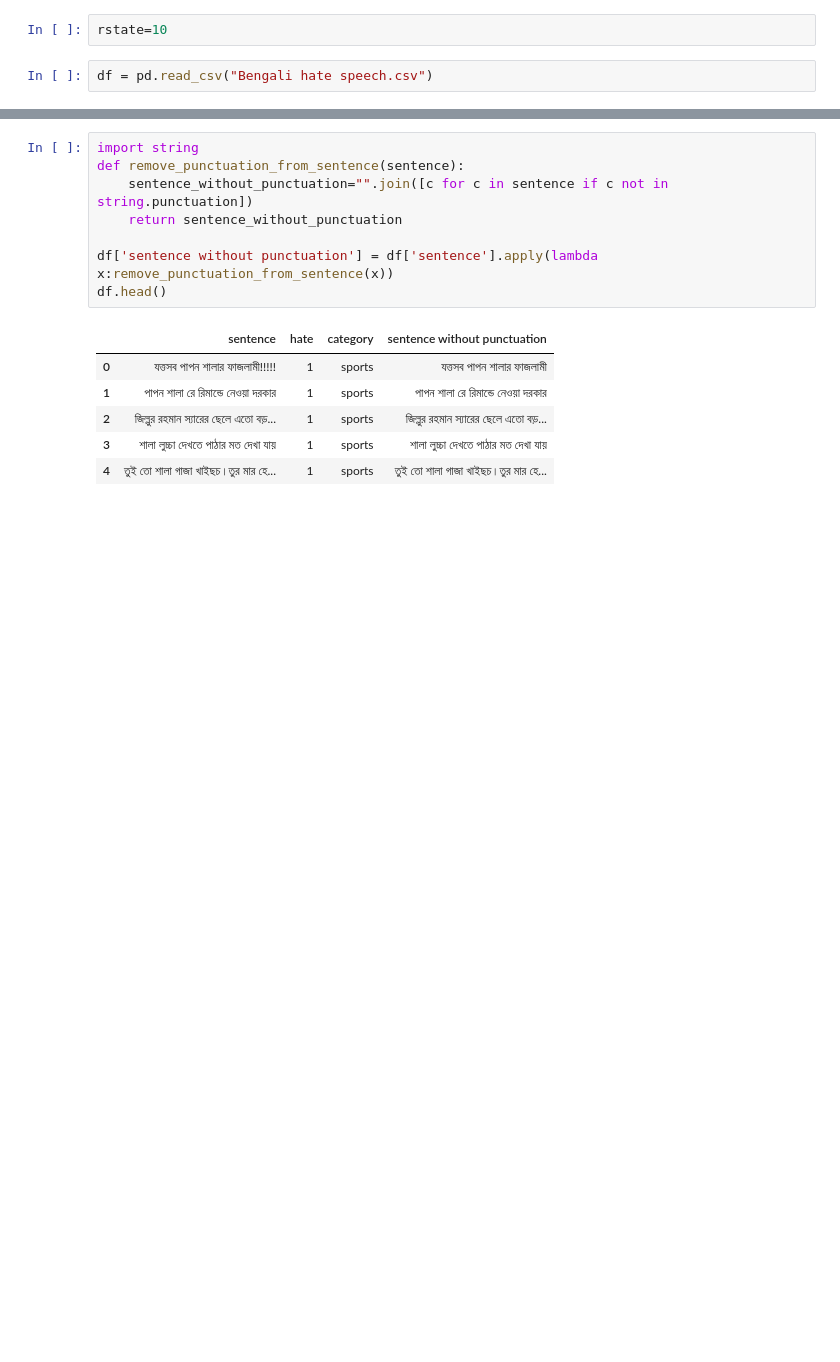
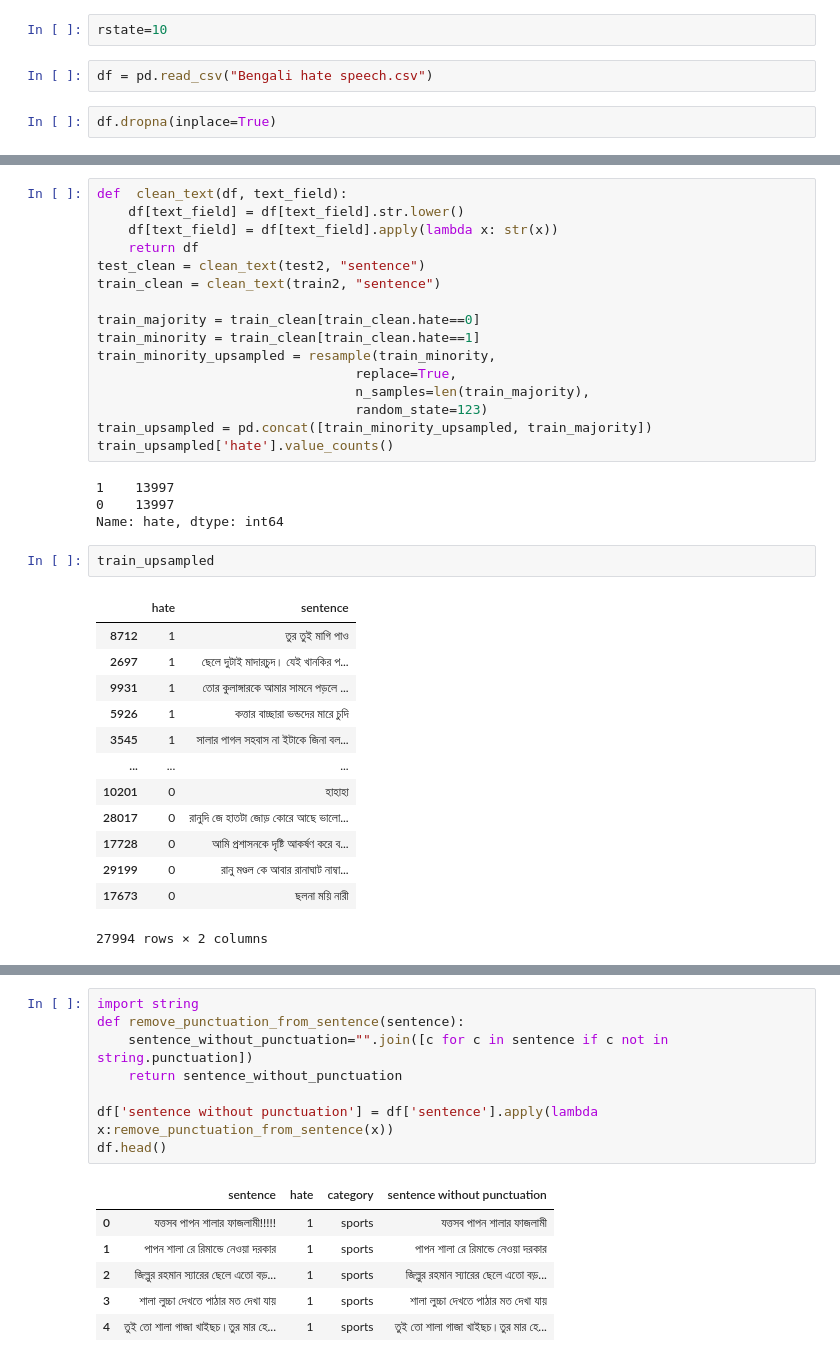
Before and after one commit to FarhanTahmid/CyberBullying-Detection-Prevention-Counseling-System, a Jupyter notebook: Machine Learning Models/Deep learning-Sequential-Model.ipynb, the cells around one changed output, grey strips where cells are left out. Drawn from its saved outputs; the diff is of its cells as text; blank space fills up the shorter version.

```diff
--- a/Machine Learning Models/Deep learning-Sequential-Model.ipynb
+++ b/Machine Learning Models/Deep learning-Sequential-Model.ipynb
@@ -19,3 +24,5 @@ from bnlp.corpus.util import remove_stopwords
 rstate=10
 # %%
 df = pd.read_csv("Bengali hate speech.csv")
+# %%
+df.dropna(inplace=True)
@@ -21,0 +104,36 @@ df = pd.read_csv("Bengali hate speech.csv")
+# %%
+def  clean_text(df, text_field):
+    df[text_field] = df[text_field].str.lower()
+    df[text_field] = df[text_field].apply(lambda x: str(x))
+    return df
+test_clean = clean_text(test2, "sentence")
+train_clean = clean_text(train2, "sentence")
+
+train_majority = train_clean[train_clean.hate==0]
+train_minority = train_clean[train_clean.hate==1]
+train_minority_upsampled = resample(train_minority,
+                                 replace=True,
+                                 n_samples=len(train_majority),
+                                 random_state=123)
+train_upsampled = pd.concat([train_minority_upsampled, train_majority])
+train_upsampled['hate'].value_counts()
+# %% [output]
+1    13997
+0    13997
+Name: hate, dtype: int64
+# %%
+train_upsampled
+# %% [output]
+|  | hate | sentence |
+| 8712 | 1 | তুর তুই মাগি পাও |
+| 2697 | 1 | ছেলে দুটাই মাদারচুদ। যেই খানকির প... |
+| 9931 | 1 | তোর কুলাঙ্গারকে আমার সামনে পড়লে ... |
+| 5926 | 1 | কত্তার বাচ্ছারা ভন্ডদের মারে চুদি |
+| 3545 | 1 | সালার পাগল সহবাস না ইটাকে জিনা বল... |
+| ... | ... | ... |
+| 10201 | 0 | হাহাহা |
+| 28017 | 0 | রানুদি জে হাতটা জোড় কোরে আছে ভালো... |
+| 17728 | 0 | আমি প্রশাসনকে দৃষ্টি আকর্ষণ করে ব... |
+| 29199 | 0 | রানু মণ্ডল কে আবার রানাঘাট নাম্বা... |
+| 17673 | 0 | ছলনা ময়ি নারী |
+27994 rows × 2 columns
```
Also changed, not shown: parts of 12 cells of this notebook, 8 other files.
